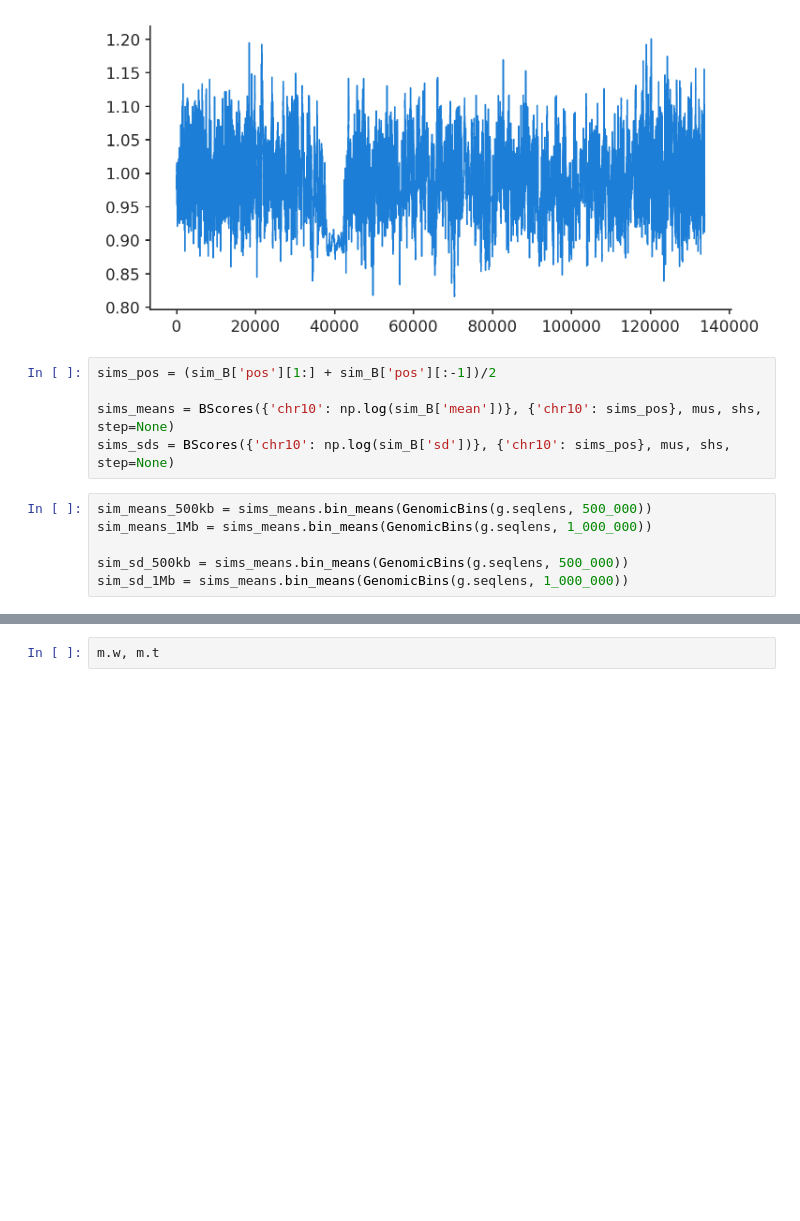
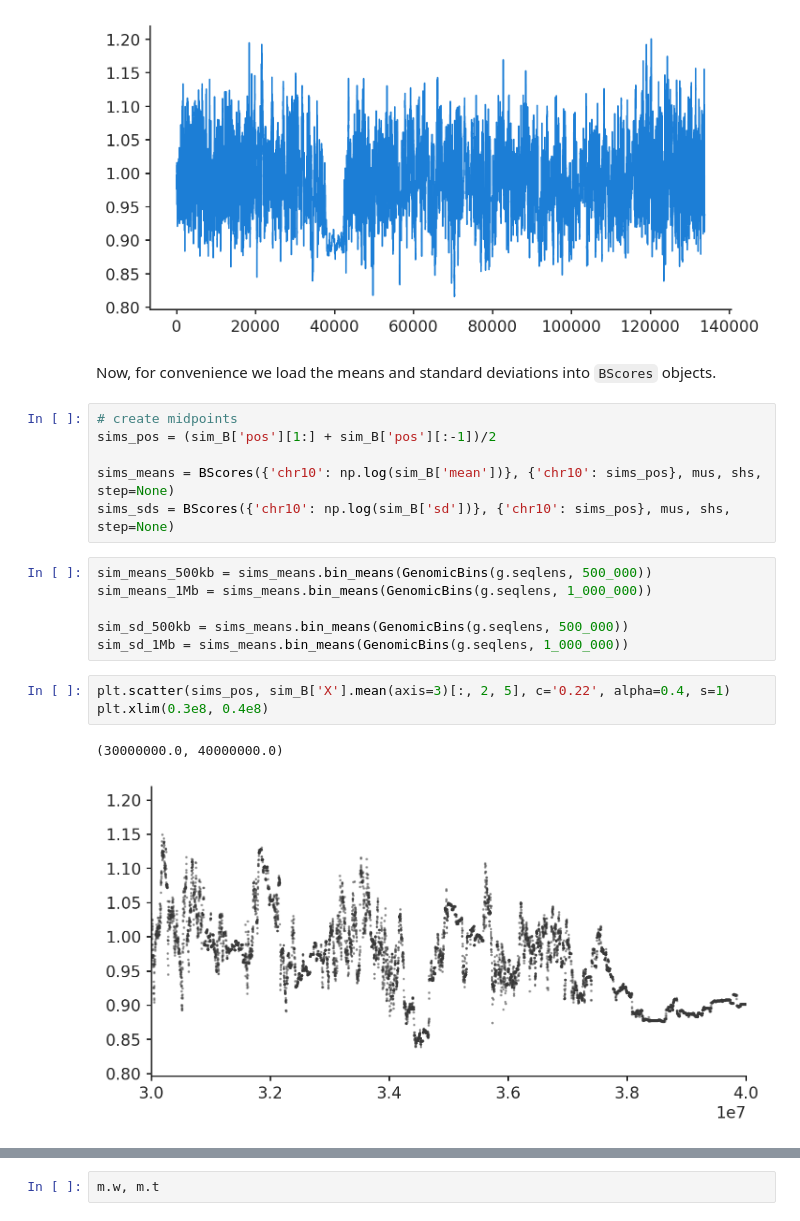
Before and after one commit to vsbuffalo/bprime, a Jupyter notebook: notebooks/bmap_comparisons.ipynb, the cells around one changed output, grey strips where cells are left out. Cells and saved outputs as stored; diff of their text form; blank space fills up the shorter version.

```diff
--- a/notebooks/bmap_comparisons.ipynb
+++ b/notebooks/bmap_comparisons.ipynb
@@ -128,7 +107,10 @@ plt.plot(sim_B['X'].mean(axis=3)[:, 2, 5])
 # %% [output]
 [<matplotlib.lines.Line2D at 0x...>]
 [figure]
+# %% [markdown]
+Now, for convenience we load the means and standard deviations into `BScores` objects.
 # %%
+# create midpoints
 sims_pos = (sim_B['pos'][1:] + sim_B['pos'][:-1])/2
 
 sims_means = BScores({'chr10': np.log(sim_B['mean'])}, {'chr10': sims_pos}, mus, shs, step=None)
@@ -139,3 +121,9 @@ sim_means_1Mb = sims_means.bin_means(GenomicBins(g.seqlens, 1_000_000))
 
 sim_sd_500kb = sims_means.bin_means(GenomicBins(g.seqlens, 500_000))
 sim_sd_1Mb = sims_means.bin_means(GenomicBins(g.seqlens, 1_000_000))
+# %%
+plt.scatter(sims_pos, sim_B['X'].mean(axis=3)[:, 2, 5], c='0.22', alpha=0.4, s=1)
+plt.xlim(0.3e8, 0.4e8)
+# %% [output]
+(30000000.0, 40000000.0)
+[figure, added]
```
Also changed, not shown: parts of 26 cells of this notebook, 9 other files.
